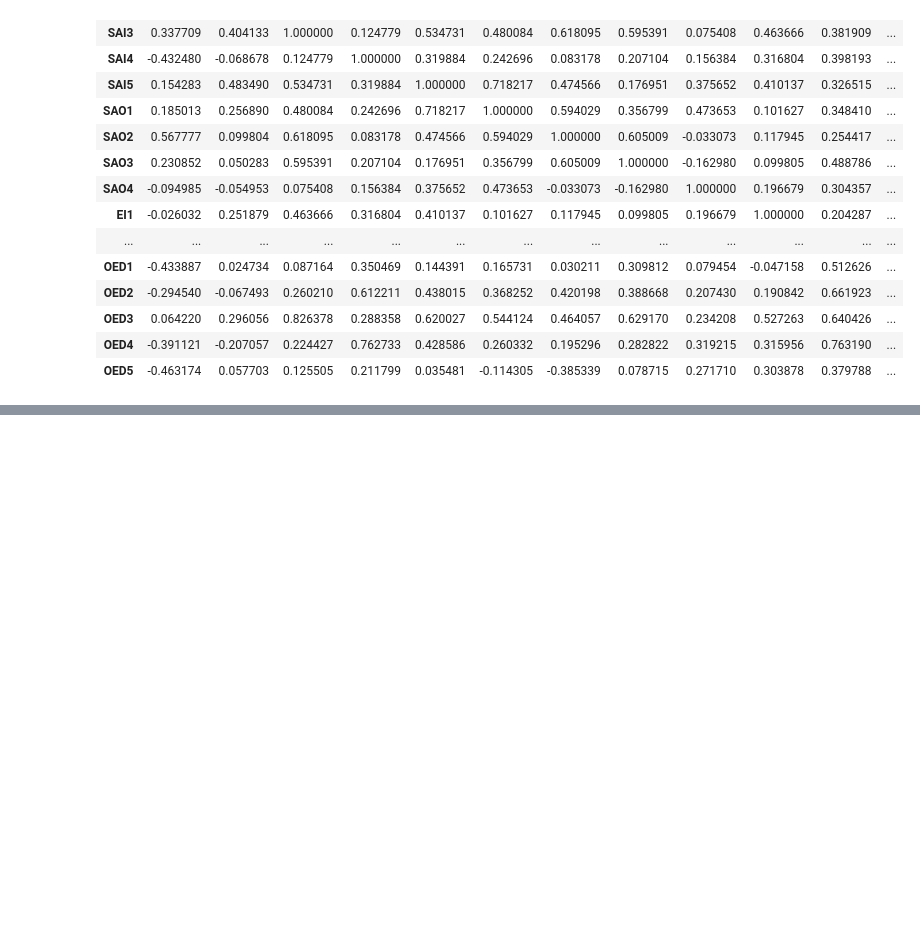
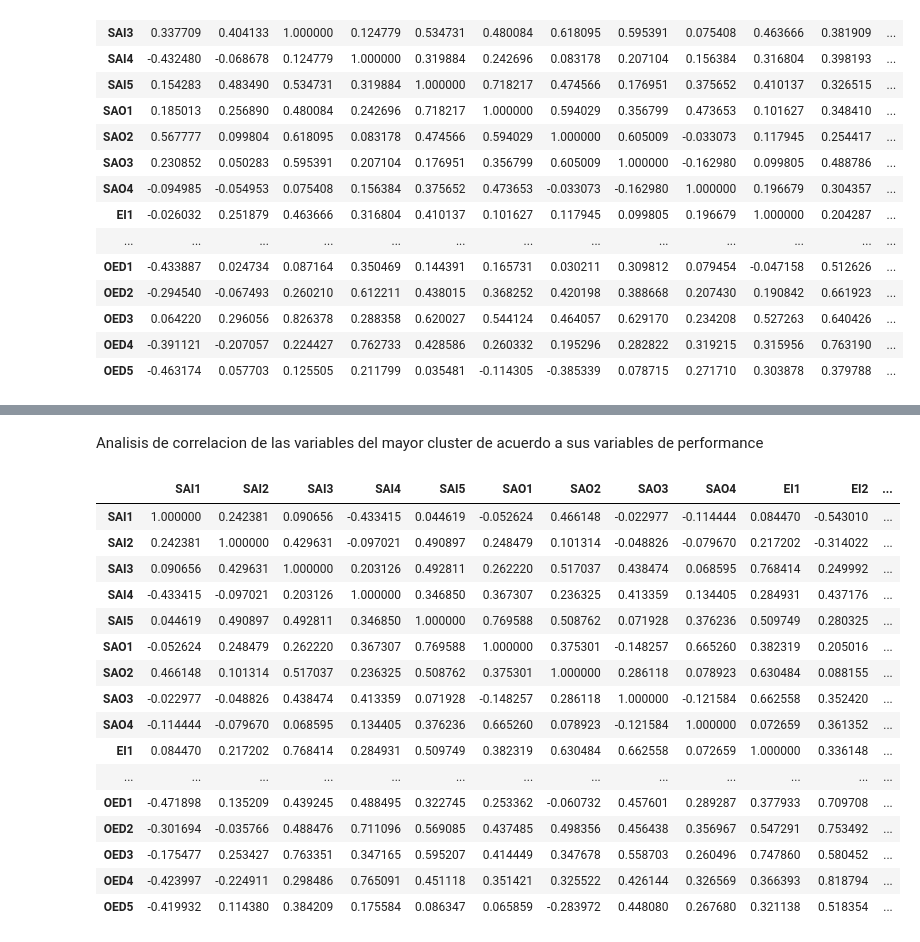
Before and after one commit to nerzhul250/HealthCentersClusterAnalysis, a Jupyter notebook: ResearchAssistant/Análisis de correlación.ipynb, the cells around one changed output, grey strips where cells are left out. Saved outputs shown, nothing was run; the diff lists cells and outputs as text; code cells hidden in the pictures; blank space fills up the shorter version.

```diff
--- a/ResearchAssistant/Análisis de correlación.ipynb
+++ b/ResearchAssistant/Análisis de correlación.ipynb
@@ -178,0 +247,51 @@ multiple_correlation = pd.DataFrame (dict(zip(col_names,columns)), columns = col
+# %% [markdown]
+Analisis de correlacion de las variables del mayor cluster de acuerdo a sus variables de performance
+# %%
+hos_varPer=[0, 1, 3, 4, 5, 6, 7, 8, 9, 10, 11, 12, 13, 14, 15, 16, 17, 19]
+
+corr_matrix=hospitales_cal_res.loc[hos_varPer, :].corr()
+corr_matrix=corr_matrix.drop(columns='ID')
+corr_matrix=corr_matrix.drop('ID',axis=0)
+with pd.option_context('display.max_rows', None, 'display.max_columns', None):  # more options can be specified also
+    display(corr_matrix.iloc[0:27])
+corr_matrix.iloc[0:27].to_excel("correlacionesEntreTodasLasVariables_clusterVariablesPerformance.xlsx")
+
+raw_data=hospitales_cal_res.loc[hos_varPer, :].drop(columns='ID').drop(columns='HOSPITAL')
+columns=[]
+for i in range(7):
+    columns.append([])
+col_names=['Variables de desempeño',
+           'SAI1 + SAI2 + SAI3 + SAI4 + SAI5',
+           'SAO1 + SAO2 + SAO3 + SAO4',
+           'EI1 + EI2 + EI3',
+           'EC1 + EC2 + EC3 + EC4',
+           'OEO1 + OEO2 + OEO3 + OEO4 + OEO5 + OEO6',
+           'OED1 + OED2 + OED3 + OED4 + OED5']
+for i in range(per_num):
+    columns[0].append(columns_names[i+2+org_num])
+    for j in range(1,7):
+        model = ols(columns_names[i+2+org_num] +' ~ '+ col_names[j], data=raw_data).fit()
+        if model.rsquared_adj<0:
+            columns[j].append(-(abs(model.rsquared_adj)**.5))
+        else:
+            columns[j].append(model.rsquared_adj**.5)
+multiple_correlation = pd.DataFrame (dict(zip(col_names,columns)), columns = col_names)
+multiple_correlation.to_excel("multiplesCorrelaciones_clusterVariablesPerformance.xlsx")
+# %% [output]
+|  | SAI1 | SAI2 | SAI3 | SAI4 | SAI5 | SAO1 | SAO2 | SAO3 | SAO4 | EI1 | EI2 | ... |
+| SAI1 | 1.000000 | 0.242381 | 0.090656 | -0.433415 | 0.044619 | -0.052624 | 0.466148 | -0.022977 | -0.114444 | 0.084470 | -0.543010 | ... |
+| SAI2 | 0.242381 | 1.000000 | 0.429631 | -0.097021 | 0.490897 | 0.248479 | 0.101314 | -0.048826 | -0.079670 | 0.217202 | -0.314022 | ... |
+| SAI3 | 0.090656 | 0.429631 | 1.000000 | 0.203126 | 0.492811 | 0.262220 | 0.517037 | 0.438474 | 0.068595 | 0.768414 | 0.249992 | ... |
+| SAI4 | -0.433415 | -0.097021 | 0.203126 | 1.000000 | 0.346850 | 0.367307 | 0.236325 | 0.413359 | 0.134405 | 0.284931 | 0.437176 | ... |
+| SAI5 | 0.044619 | 0.490897 | 0.492811 | 0.346850 | 1.000000 | 0.769588 | 0.508762 | 0.071928 | 0.376236 | 0.509749 | 0.280325 | ... |
+| SAO1 | -0.052624 | 0.248479 | 0.262220 | 0.367307 | 0.769588 | 1.000000 | 0.375301 | -0.148257 | 0.665260 | 0.382319 | 0.205016 | ... |
+| SAO2 | 0.466148 | 0.101314 | 0.517037 | 0.236325 | 0.508762 | 0.375301 | 1.000000 | 0.286118 | 0.078923 | 0.630484 | 0.088155 | ... |
+| SAO3 | -0.022977 | -0.048826 | 0.438474 | 0.413359 | 0.071928 | -0.148257 | 0.286118 | 1.000000 | -0.121584 | 0.662558 | 0.352420 | ... |
+| SAO4 | -0.114444 | -0.079670 | 0.068595 | 0.134405 | 0.376236 | 0.665260 | 0.078923 | -0.121584 | 1.000000 | 0.072659 | 0.361352 | ... |
+| EI1 | 0.084470 | 0.217202 | 0.768414 | 0.284931 | 0.509749 | 0.382319 | 0.630484 | 0.662558 | 0.072659 | 1.000000 | 0.336148 | ... |
+| ... | ... | ... | ... | ... | ... | ... | ... | ... | ... | ... | ... | ... |
+| OED1 | -0.471898 | 0.135209 | 0.439245 | 0.488495 | 0.322745 | 0.253362 | -0.060732 | 0.457601 | 0.289287 | 0.377933 | 0.709708 | ... |
+| OED2 | -0.301694 | -0.035766 | 0.488476 | 0.711096 | 0.569085 | 0.437485 | 0.498356 | 0.456438 | 0.356967 | 0.547291 | 0.753492 | ... |
+| OED3 | -0.175477 | 0.253427 | 0.763351 | 0.347165 | 0.595207 | 0.414449 | 0.347678 | 0.558703 | 0.260496 | 0.747860 | 0.580452 | ... |
+| OED4 | -0.423997 | -0.224911 | 0.298486 | 0.765091 | 0.451118 | 0.351421 | 0.325522 | 0.426144 | 0.326569 | 0.366393 | 0.818794 | ... |
+| OED5 | -0.419932 | 0.114380 | 0.384209 | 0.175584 | 0.086347 | 0.065859 | -0.283972 | 0.448080 | 0.267680 | 0.321138 | 0.518354 | ... |
```
Also changed, not shown: parts of 4 cells of this notebook, 13 other files.
